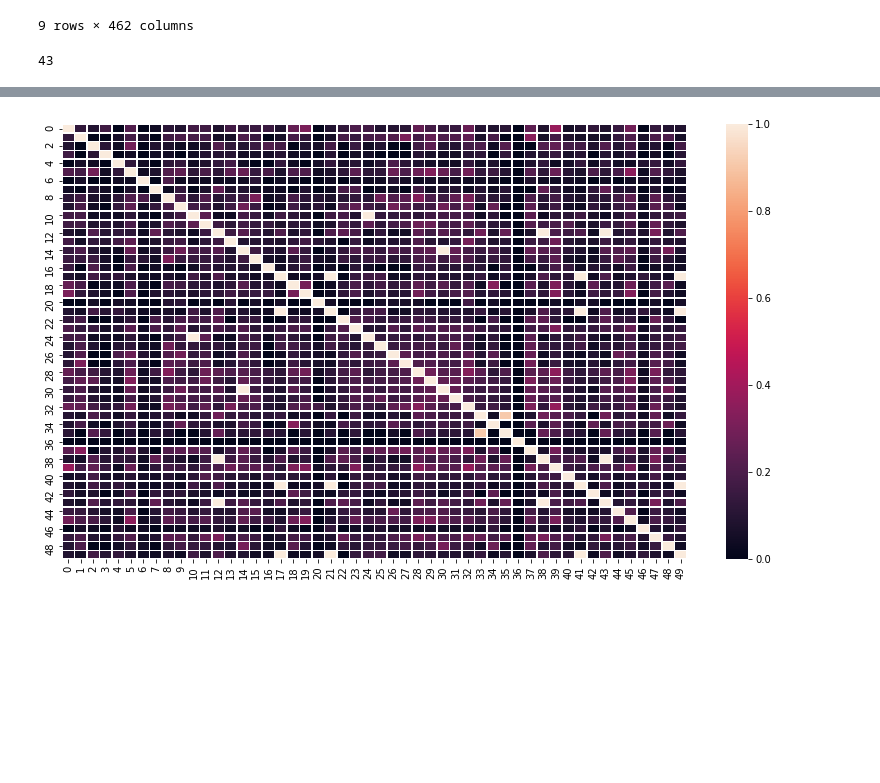
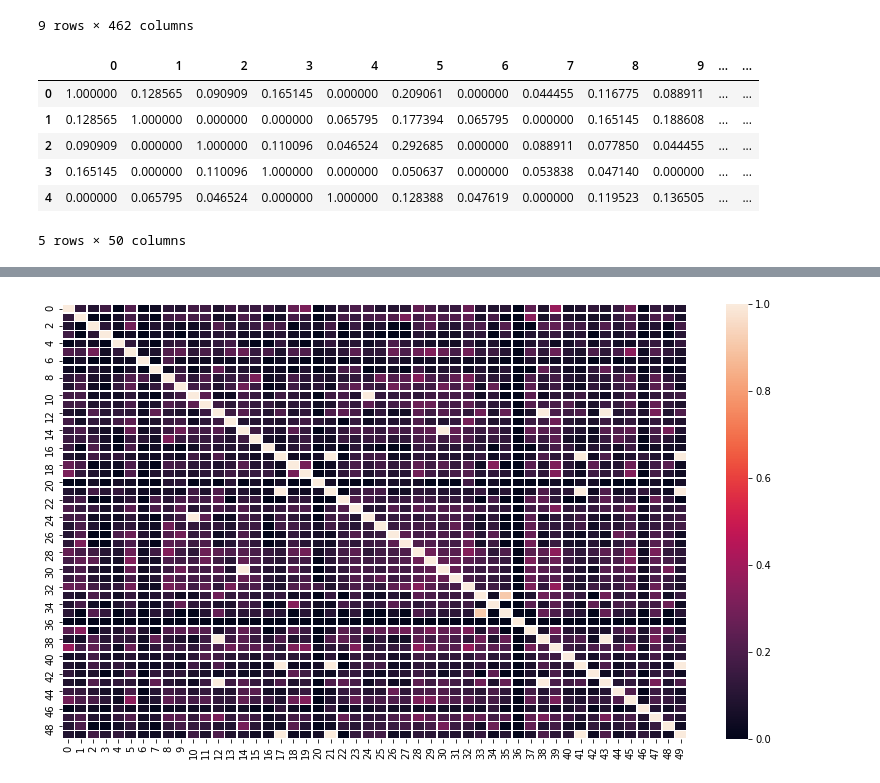
Before and after one commit to MrFuguDataScience/MLE_Basics_N_Stats, a Jupyter notebook: cosine_similar_dtaMine.ipynb, the cells around one changed output, grey strips where cells are left out. Drawn from its saved outputs; the diff is of its cells as text; code cells hidden in the pictures; blank space fills up the shorter version.

Commit message:
DataMine_CosineSim
update and fix mistakes and create notes

```diff
--- a/cosine_similar_dtaMine.ipynb
+++ b/cosine_similar_dtaMine.ipynb
@@ -130,13 +136,18 @@ df.head(9)
 | 8 | 1 | 0 | 0 | 0 | 0 | 0 | 0 | 0 | 0 | 0 | ... |
 9 rows × 462 columns
 # %%
+# Actually doing the cosine similarity comparisons now:
+
 from sklearn.metrics.pairwise import cosine_similarity
-
-# pd.DataFrame(cosine_similarity(df, df))
 
 dj=pd.DataFrame(cosine_similarity(df, dense_output=True))
 
-# dj=pd.DataFrame(np.triu(cosine_similarity(df, dense_output=False)))
-# if dj.values[i]==
+dj.head()
 # %% [output]
+|  | 0 | 1 | 2 | 3 | 4 | 5 | 6 | 7 | 8 | 9 | ... | ... |
+| 0 | 1.000000 | 0.128565 | 0.090909 | 0.165145 | 0.000000 | 0.209061 | 0.000000 | 0.044455 | 0.116775 | 0.088911 | ... | ... |
+| 1 | 0.128565 | 1.000000 | 0.000000 | 0.000000 | 0.065795 | 0.177394 | 0.065795 | 0.000000 | 0.165145 | 0.188608 | ... | ... |
+| 2 | 0.090909 | 0.000000 | 1.000000 | 0.110096 | 0.046524 | 0.292685 | 0.000000 | 0.088911 | 0.077850 | 0.044455 | ... | ... |
+| 3 | 0.165145 | 0.000000 | 0.110096 | 1.000000 | 0.000000 | 0.050637 | 0.000000 | 0.053838 | 0.047140 | 0.000000 | ... | ... |
+| 4 | 0.000000 | 0.065795 | 0.046524 | 0.000000 | 1.000000 | 0.128388 | 0.047619 | 0.000000 | 0.119523 | 0.136505 | ... | ... |
-43
+5 rows × 50 columns
```
Also changed, not shown: parts of 14 cells of this notebook.
